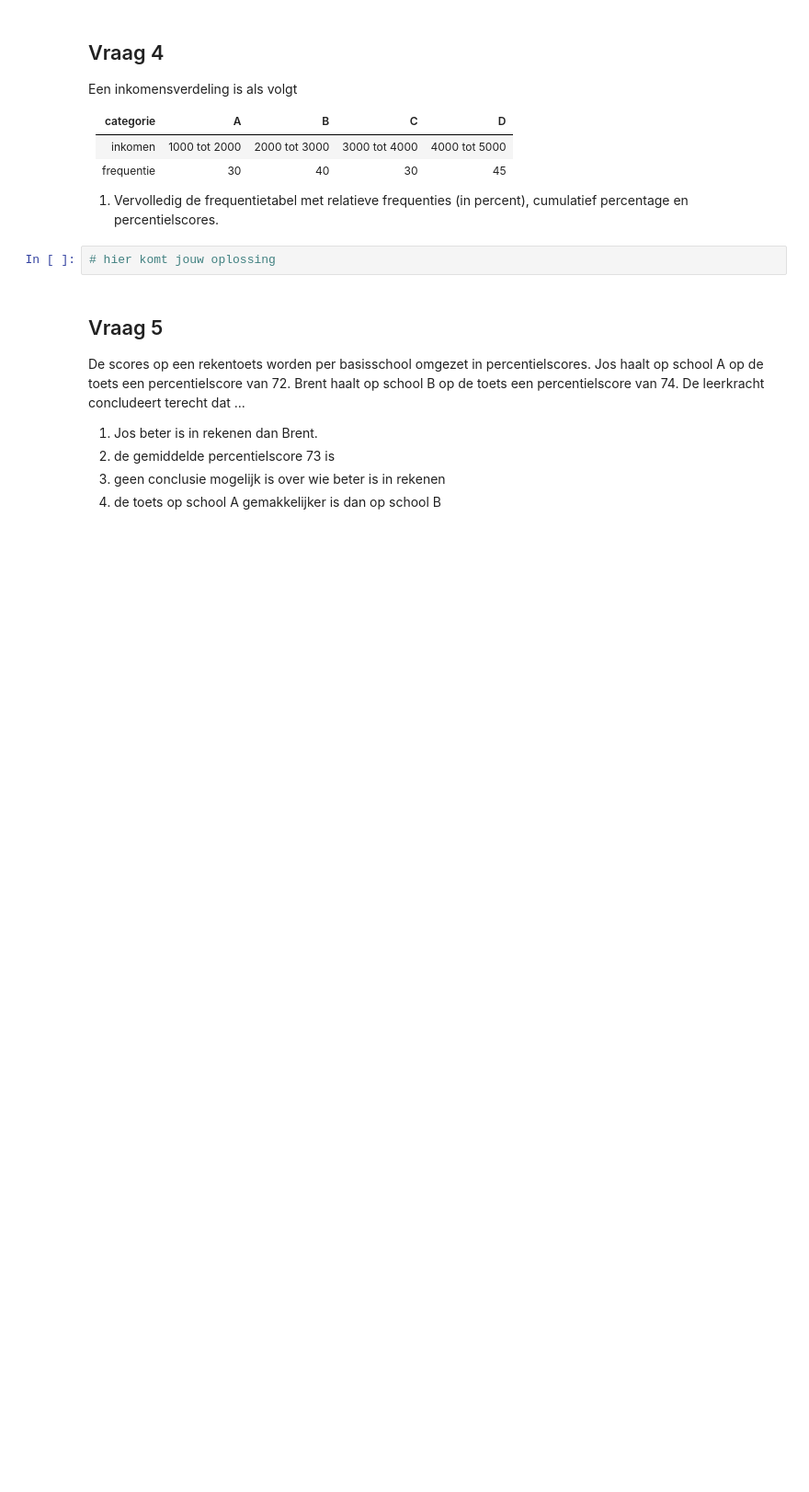
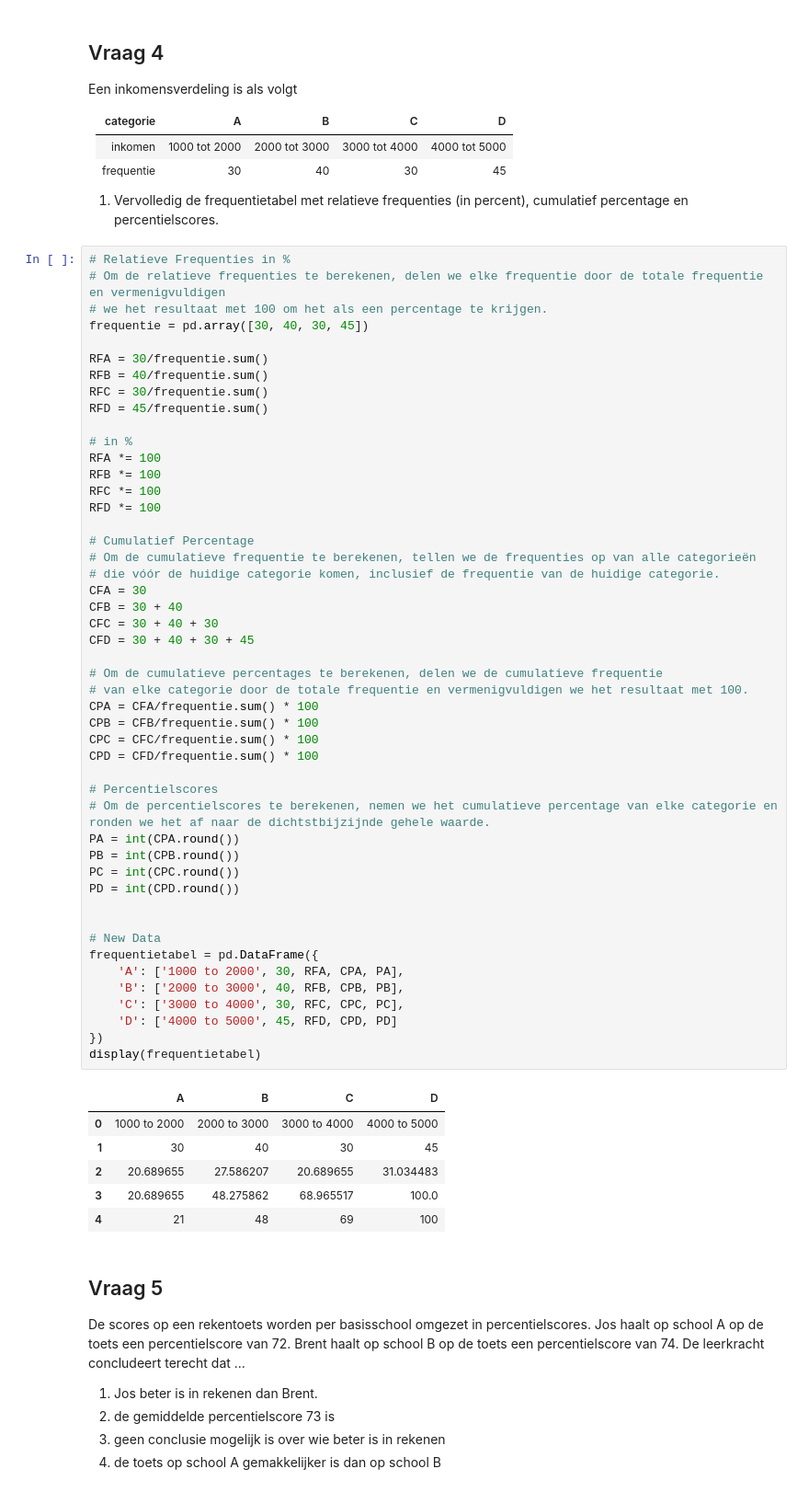
Before and after one commit to runevanbossuyt/PyCharm-Projects-DataScience1, a Jupyter notebook: W16P3/1_Opgaveboek - frequentieverdelingen.ipynb, the cells around one changed output. Shown: that part at 92% size. Cells and saved outputs as stored; diff of their text form; blank space fills up the shorter version.

```diff
--- a/W16P3/1_Opgaveboek - frequentieverdelingen.ipynb
+++ b/W16P3/1_Opgaveboek - frequentieverdelingen.ipynb
@@ -58,8 +103,61 @@ Een inkomensverdeling is als volgt
 | frequentie | 30 | 40 | 30 | 45 |
 
 1. Vervolledig de frequentietabel met relatieve frequenties (in percent), cumulatief percentage en percentielscores.
-# %%
-# hier komt jouw oplossing
+# %%
+# Relatieve Frequenties in %
+# Om de relatieve frequenties te berekenen, delen we elke frequentie door de totale frequentie en vermenigvuldigen
+# we het resultaat met 100 om het als een percentage te krijgen.
+frequentie = pd.array([30, 40, 30, 45])
+
+RFA = 30/frequentie.sum()
+RFB = 40/frequentie.sum()
+RFC = 30/frequentie.sum()
+RFD = 45/frequentie.sum()
+
+# in %
+RFA *= 100
+RFB *= 100
+RFC *= 100
+RFD *= 100
+
+# Cumulatief Percentage
+# Om de cumulatieve frequentie te berekenen, tellen we de frequenties op van alle categorieën
+# die vóór de huidige categorie komen, inclusief de frequentie van de huidige categorie.
+CFA = 30
+CFB = 30 + 40
+CFC = 30 + 40 + 30
+CFD = 30 + 40 + 30 + 45
+
+# Om de cumulatieve percentages te berekenen, delen we de cumulatieve frequentie
+# van elke categorie door de totale frequentie en vermenigvuldigen we het resultaat met 100.
+CPA = CFA/frequentie.sum() * 100
+CPB = CFB/frequentie.sum() * 100
+CPC = CFC/frequentie.sum() * 100
+CPD = CFD/frequentie.sum() * 100
+
+# Percentielscores
+# Om de percentielscores te berekenen, nemen we het cumulatieve percentage van elke categorie en ronden we het af naar de dichtstbijzijnde gehele waarde.
+PA = int(CPA.round())
+PB = int(CPB.round())
+PC = int(CPC.round())
+PD = int(CPD.round())
+
+
+# New Data
+frequentietabel = pd.DataFrame({
+    'A': ['1000 to 2000', 30, RFA, CPA, PA],
+    'B': ['2000 to 3000', 40, RFB, CPB, PB],
+    'C': ['3000 to 4000', 30, RFC, CPC, PC],
+    'D': ['4000 to 5000', 45, RFD, CPD, PD]
+})
+display(frequentietabel)
+# %% [output]
+|  | A | B | C | D |
+| 0 | 1000 to 2000 | 2000 to 3000 | 3000 to 4000 | 4000 to 5000 |
+| 1 | 30 | 40 | 30 | 45 |
+| 2 | 20.689655 | 27.586207 | 20.689655 | 31.034483 |
+| 3 | 20.689655 | 48.275862 | 68.965517 | 100.0 |
+| 4 | 21 | 48 | 69 | 100 |
 # %% [markdown]
 ## Vraag 5
 
```
Also changed, not shown: parts of 31 cells of this notebook, 2 other files.
